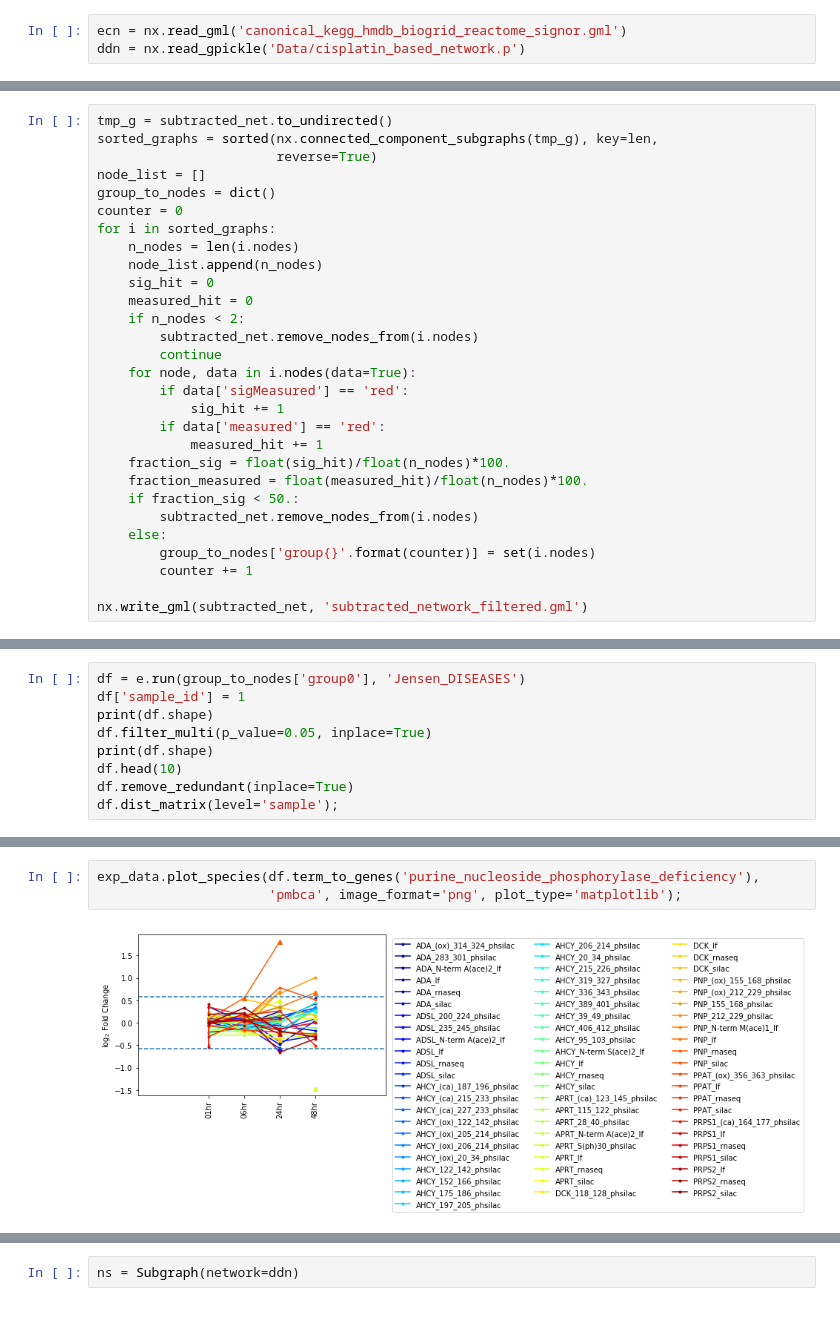
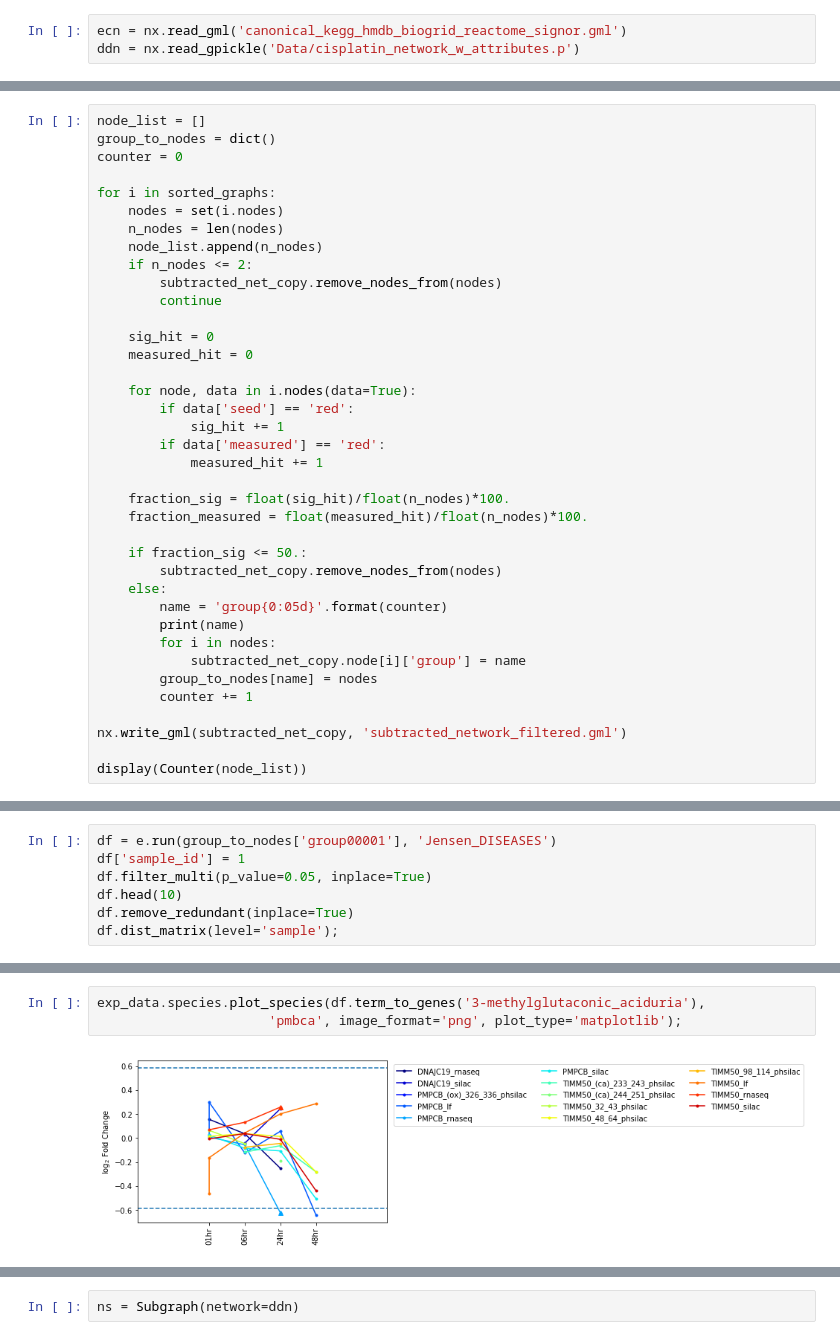
Before and after one commit to LoLab-MSM/MAGINE, a Jupyter notebook: examples/cisplatin/network_subtraction.ipynb, the cells around one changed output, grey strips where cells are left out. Saved outputs shown, nothing was run; the diff lists cells and outputs as text.

Commit message:
Updating network subtraction.

```diff
--- a/examples/cisplatin/network_subtraction.ipynb
+++ b/examples/cisplatin/network_subtraction.ipynb
@@ -13,3 +18,3 @@ from magine.networks.visualization.notebooks.view import display_graph
 # %%
 ecn = nx.read_gml('canonical_kegg_hmdb_biogrid_reactome_signor.gml')
-ddn = nx.read_gpickle('Data/cisplatin_based_network.p')
+ddn = nx.read_gpickle('Data/cisplatin_network_w_attributes.p')
@@ -20,29 +32,38 @@ nx.write_gml(subtracted_net, 'subtracted_network.gml')
 # %%
-tmp_g = subtracted_net.to_undirected()
-sorted_graphs = sorted(nx.connected_component_subgraphs(tmp_g), key=len,
-                       reverse=True)
 node_list = []
 group_to_nodes = dict()
 counter = 0
+
 for i in sorted_graphs:
-    n_nodes = len(i.nodes)
+    nodes = set(i.nodes)
+    n_nodes = len(nodes)
     node_list.append(n_nodes)
+    if n_nodes <= 2:
+        subtracted_net_copy.remove_nodes_from(nodes)
+        continue
+
     sig_hit = 0
     measured_hit = 0
-    if n_nodes < 2:
-        subtracted_net.remove_nodes_from(i.nodes)
-        continue
+
     for node, data in i.nodes(data=True):
-        if data['sigMeasured'] == 'red':
+        if data['seed'] == 'red':
             sig_hit += 1
         if data['measured'] == 'red':
             measured_hit += 1
+
     fraction_sig = float(sig_hit)/float(n_nodes)*100.
     fraction_measured = float(measured_hit)/float(n_nodes)*100.
-    if fraction_sig < 50.:
-        subtracted_net.remove_nodes_from(i.nodes)
+
+    if fraction_sig <= 50.:
+        subtracted_net_copy.remove_nodes_from(nodes)
     else:
-        group_to_nodes['group{}'.format(counter)] = set(i.nodes)
+        name = 'group{0:05d}'.format(counter)
+        print(name)
+        for i in nodes:
+            subtracted_net_copy.node[i]['group'] = name
+        group_to_nodes[name] = nodes
         counter += 1
 
-nx.write_gml(subtracted_net, 'subtracted_network_filtered.gml')
+nx.write_gml(subtracted_net_copy, 'subtracted_network_filtered.gml')
+
+display(Counter(node_list))
@@ -72,9 +100,7 @@ e = Enrichr()
 # %%
-df = e.run(group_to_nodes['group0'], 'Jensen_DISEASES')
+df = e.run(group_to_nodes['group00001'], 'Jensen_DISEASES')
 df['sample_id'] = 1
-print(df.shape)
 df.filter_multi(p_value=0.05, inplace=True)
-print(df.shape)
 df.head(10)
 df.remove_redundant(inplace=True)
 df.dist_matrix(level='sample');
@@ -83,8 +121,8 @@ display(df.head(10))
 # %%
-exp_data.plot_species(df.term_to_genes('purine_nucleoside_phosphorylase_deficiency'),
+exp_data.species.plot_species(df.term_to_genes('3-methylglutaconic_aciduria'),
                       'pmbca', image_format='png', plot_type='matplotlib');
 # %% [output]
-[figure, old version]
+[figure, new version]
 # %%
 df2 = e.run(group_to_nodes['group1'], 'Reactome_2016')
 df2['sample_id']= 1
```
Also changed, not shown: parts of 29 cells of this notebook, 2 other files.
